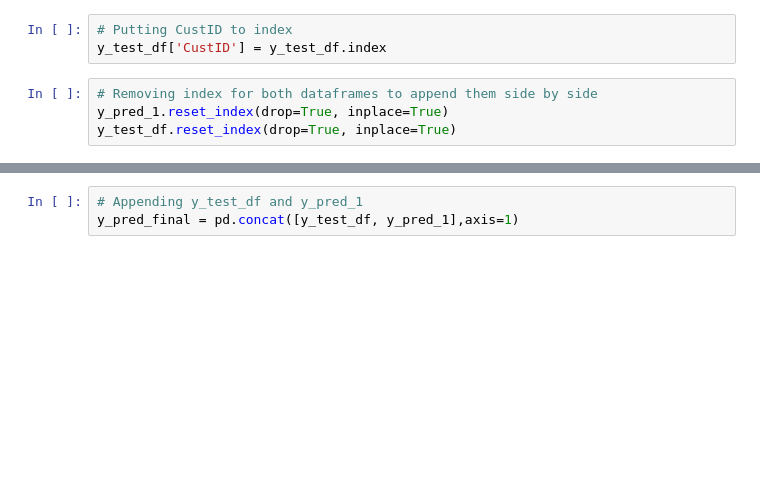
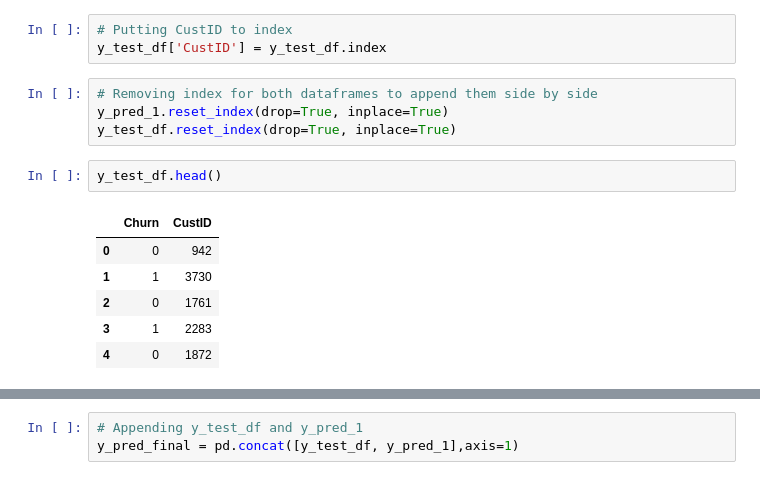
Before and after one commit to a1rishav/ds_ml, a Jupyter notebook: logistic_regression/telecom_churn/Logistic+Regression+-+Telecom+Churn+Case+Study.ipynb, the cells around one changed output, grey strips where cells are left out. Cells and saved outputs as stored; diff of their text form; blank space fills up the shorter version.

```diff
--- a/logistic_regression/telecom_churn/Logistic+Regression+-+Telecom+Churn+Case+Study.ipynb
+++ b/logistic_regression/telecom_churn/Logistic+Regression+-+Telecom+Churn+Case+Study.ipynb
@@ -1162,3 +1180,12 @@ y_test_df['CustID'] = y_test_df.index
 # Removing index for both dataframes to append them side by side
 y_pred_1.reset_index(drop=True, inplace=True)
 y_test_df.reset_index(drop=True, inplace=True)
+# %%
+y_test_df.head()
+# %% [output]
+|  | Churn | CustID |
+| 0 | 0 | 942 |
+| 1 | 1 | 3730 |
+| 2 | 0 | 1761 |
+| 3 | 1 | 2283 |
+| 4 | 0 | 1872 |
```
Also changed, not shown: parts of 7 cells of this notebook, 3 other files.
